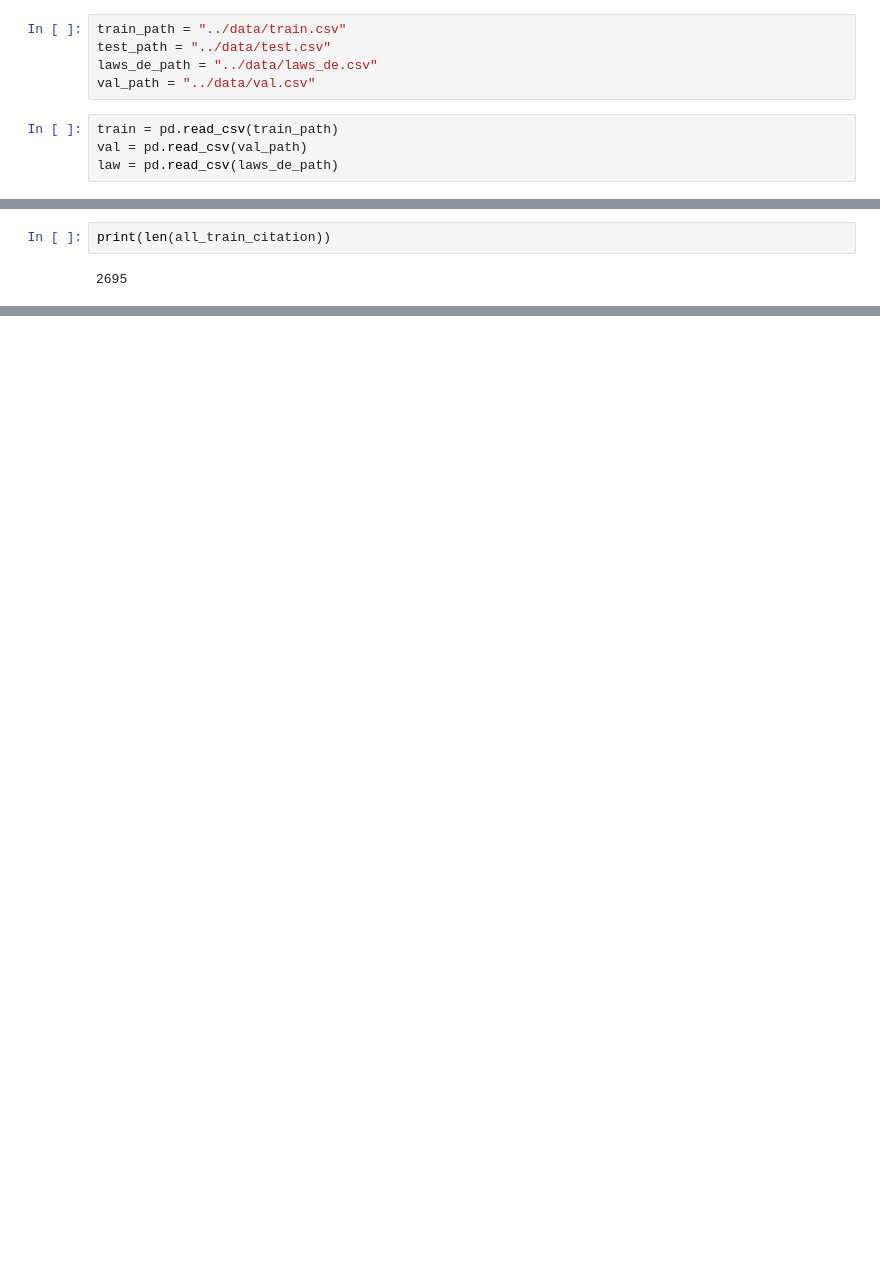
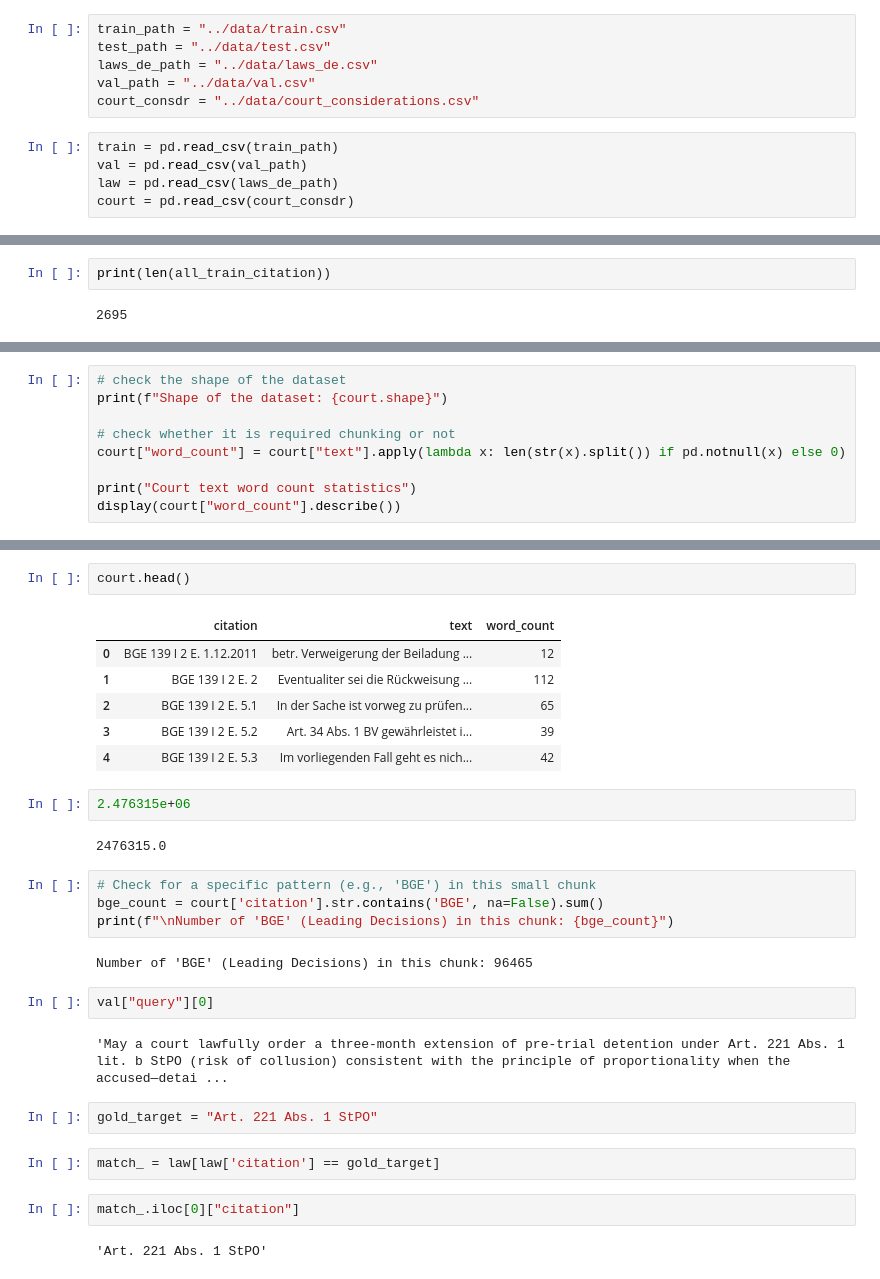
Before and after one commit to JotiRoy01/Agentic-Retrieval-Competition, a Jupyter notebook: notebooks/Corpus_citation_overlap.ipynb, the cells around one changed output, grey strips where cells are left out. Drawn from its saved outputs; the diff is of its cells as text; blank space fills up the shorter version.

```diff
--- a/notebooks/Corpus_citation_overlap.ipynb
+++ b/notebooks/Corpus_citation_overlap.ipynb
@@ -6,10 +7,12 @@ train_path = "../data/train.csv"
 test_path = "../data/test.csv"
 laws_de_path = "../data/laws_de.csv"
 val_path = "../data/val.csv"
+court_consdr = "../data/court_considerations.csv"
 # %%
 train = pd.read_csv(train_path)
 val = pd.read_csv(val_path)
 law = pd.read_csv(laws_de_path)
+court = pd.read_csv(court_consdr)
 # %%
 train.shape
 # %% [output]
@@ -45,0 +155,9 @@ Missing citation = 819
+# %%
+# check the shape of the dataset
+print(f"Shape of the dataset: {court.shape}")
+
+# check whether it is required chunking or not
+court["word_count"] = court["text"].apply(lambda x: len(str(x).split()) if pd.notnull(x) else 0)
+
+print("Court text word count statistics")
+display(court["word_count"].describe())
@@ -45,0 +176,31 @@ Missing citation = 819
+# %%
+court.head()
+# %% [output]
+|  | citation | text | word_count |
+| 0 | BGE 139 I 2 E. 1.12.2011 | betr. Verweigerung der Beiladung ... | 12 |
+| 1 | BGE 139 I 2 E. 2 | Eventualiter sei die Rückweisung ... | 112 |
+| 2 | BGE 139 I 2 E. 5.1 | In der Sache ist vorweg zu prüfen... | 65 |
+| 3 | BGE 139 I 2 E. 5.2 | Art. 34 Abs. 1 BV gewährleistet i... | 39 |
+| 4 | BGE 139 I 2 E. 5.3 | Im vorliegenden Fall geht es nich... | 42 |
+# %%
+2.476315e+06
+# %% [output]
+2476315.0
+# %%
+# Check for a specific pattern (e.g., 'BGE') in this small chunk
+bge_count = court['citation'].str.contains('BGE', na=False).sum()
+print(f"\nNumber of 'BGE' (Leading Decisions) in this chunk: {bge_count}")
+# %% [output]
+Number of 'BGE' (Leading Decisions) in this chunk: 96465
+# %%
+val["query"][0]
+# %% [output]
+'May a court lawfully order a three‑month extension of pre‑trial detention under Art. 221 Abs. 1 lit. b StPO (risk of collusion) consistent with the principle of proportionality when the accused—detai ...
+# %%
+gold_target = "Art. 221 Abs. 1 StPO"
+# %%
+match_ = law[law['citation'] == gold_target]
+# %%
+match_.iloc[0]["citation"]
+# %% [output]
+'Art. 221 Abs. 1 StPO'
```
Also changed, not shown: parts of 79 cells of this notebook, 16 other files.
